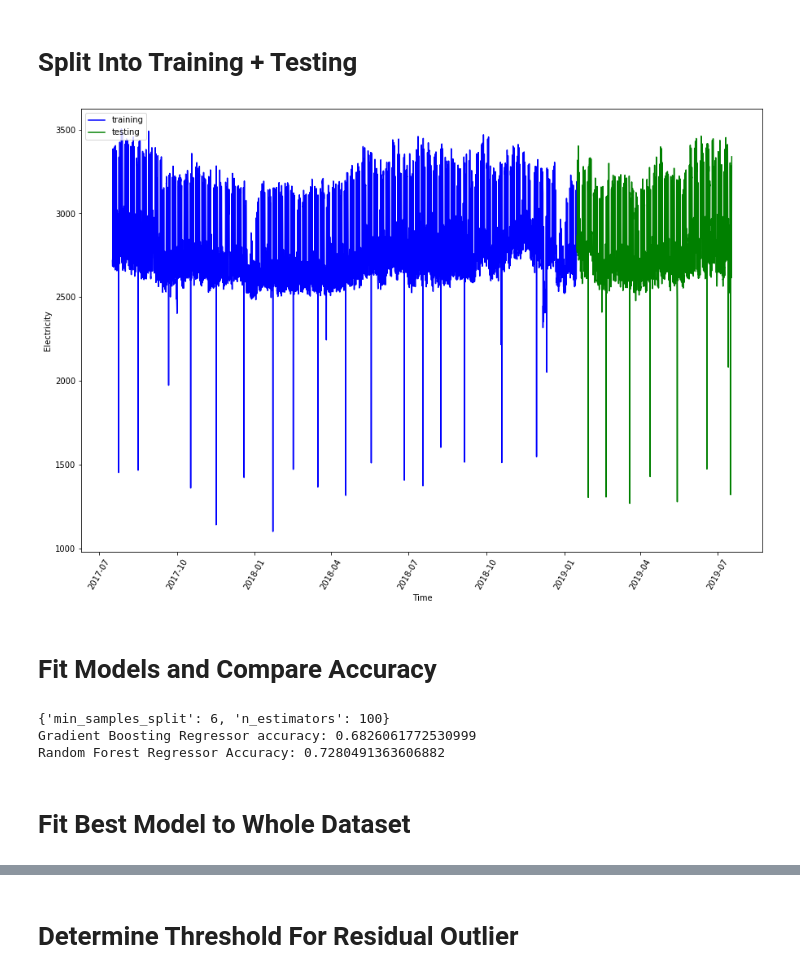
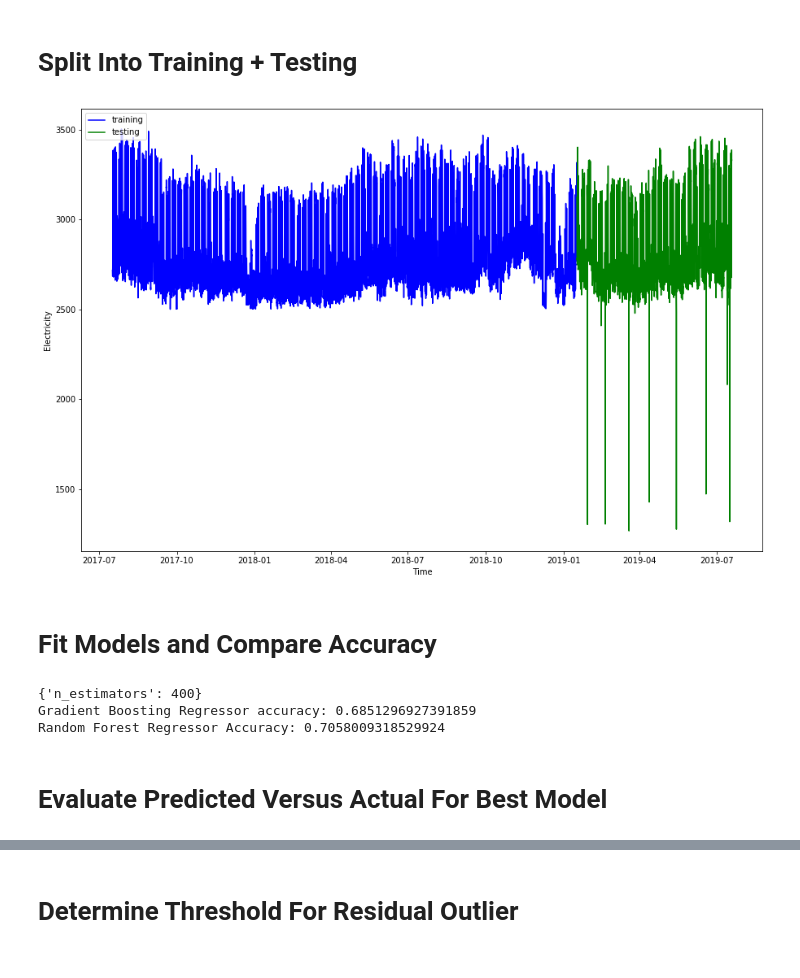
Before and after one commit to eco-data-science-team/cluster-repo, a Jupyter notebook: New Models.ipynb, the cells around one changed output, grey strips where cells are left out. Saved outputs shown, nothing was run; the diff lists cells and outputs as text; code cells hidden in the pictures.

```diff
--- a/New Models.ipynb
+++ b/New Models.ipynb
@@ -80,32 +80,41 @@ Timestamp
 # Split Into Training + Testing
 # %%
 from sklearn.model_selection import train_test_split
+
+
+
+
+#clean up training electricity data, remove outliers
+#subset rest of the training set in X_train to only include those values
+#refit to new X_train, y_train
+#obtain accuracy
+#plot predicted versus actual values for y_test, y_preds
+#determine threshold for outliers in test set based on standard deviation of residuals
+#then, plot residual outliers in test set, y_test, outliers
+#use threshold to identify outliers for all data
+#say, threshold for test set data versus preds is below 2300
+#find threshold by identifying outlier residual corresponding to the lowest point in y_test
+#possibility: actual = y_test, preds = y_preds, resids = actual - preds
+#from there, identify outliers, then in the orig: y_test[i] for i in outlier_indexes
+#outliers_y_test.min()
+
 
 X = df.iloc[:, [1, 2, 3]]
 y = df.iloc[:, [0]]
 X_train, X_test, y_train, y_test = train_test_split(X, y, shuffle=False)
 #plot the electricity data that was put into training - y_train, y_test
+y_train = y_train[y_train.values > 2500]
+new_training_indexes = y_train.index.tolist()
+X_train = X_train.ix[new_training_indexes]
 plt.figure(figsize = (15, 10))
 plt.plot(y_train.index, y_train.values, color = 'blue', label = 'training')
 plt.plot(y_test.index, y_test.values, color = 'green', label = 'testing')
-plt.xticks(rotation=60)
 plt.xlabel("Time")
 plt.ylabel("Electricity")
 plt.legend(loc = 'upper left')
 plt.show()
-
-
-
-
-#evaluate accuracy
-#compare to rf
-#re-fit best model to dataset
-#plot of original elec, fitted values
-#plot of resids from that
-#plot of outliers from that
-#plot of data without outliers
 # %% [output]
-[figure, old version]
+[figure, new version]
 # %% [markdown]
 # Fit Models and Compare Accuracy
 # %%
@@ -113,27 +122,24 @@ from sklearn.ensemble import GradientBoostingRegressor
 from sklearn.ensemble import RandomForestRegressor
 from sklearn.model_selection import GridSearchCV
 
-param_grid = {'n_estimators': [100, 200, 300, 400, 500], 'min_samples_split': [2, 4, 6, 8, 10]}
+param_grid = {'n_estimators': [100, 200, 300, 400, 500, 600, 700, 800, 900, 1000]}
 gb = GradientBoostingRegressor()
 grid_search = GridSearchCV(gb, param_grid, cv = 2)
 grid_search.fit(X_train, y_train)
 print(grid_search.best_params_)
 #refit model with best parameters
-new_gb = GradientBoostingRegressor(n_estimators = 100, min_samples_split = 6)
+new_gb = GradientBoostingRegressor(**grid_search.best_params_)
 new_gb.fit(X_train, y_train)
 print("Gradient Boosting Regressor accuracy:", new_gb.score(X_test, y_test))
-
-
-
 #compare to rf
 #fit with the same best params
-rf = RandomForestRegressor(n_estimators=100, min_samples_split = 6)
+rf = RandomForestRegressor(**grid_search.best_params_)
 rf.fit(X_train, y_train)
 print("Random Forest Regressor Accuracy:", rf.score(X_test, y_test))
 # %% [output]
-{'min_samples_split': 6, 'n_estimators': 100}
-Gradient Boosting Regressor accuracy: 0.6826061772530999
-Random Forest Regressor Accuracy: 0.7280491363606882
+{'n_estimators': 400}
+Gradient Boosting Regressor accuracy: 0.6851296927391859
+Random Forest Regressor Accuracy: 0.7058009318529924
-# %% [markdown]
-# Fit Best Model to Whole Dataset
+# %% [markdown]
+# Evaluate Predicted Versus Actual For Best Model
 # %%
```
Also changed, not shown: parts of 8 cells of this notebook.
